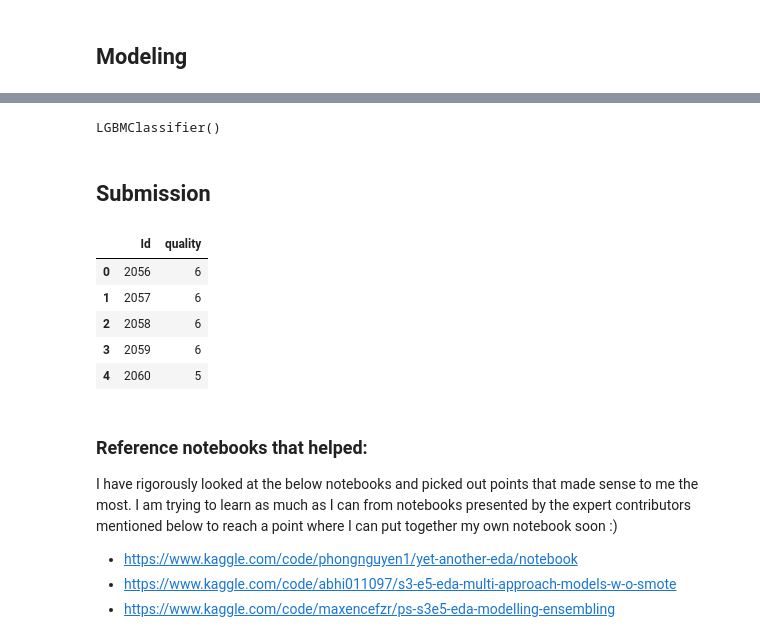
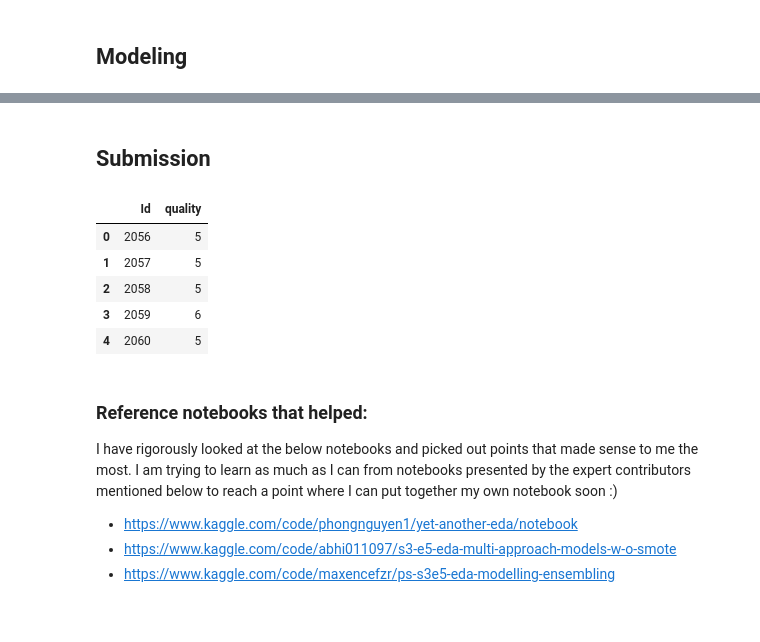
Before and after one commit to Priyanka-Gangadhar-Palshetkar/kaggle-playground_s3_e5, a Jupyter notebook: playground-s3-e5.ipynb, the cells around one changed output, grey strips where cells are left out. Saved outputs shown, nothing was run; the diff lists cells and outputs as text; code cells hidden in the pictures.

```diff
--- a/playground-s3-e5.ipynb
+++ b/playground-s3-e5.ipynb
@@ -516,0 +751,38 @@ X_train, X_valid, y_train, y_valid = train_test_split(X,y,
+# %%
+class OptunaRounder:
+
+    def __init__(self, y_true, y_pred):
+        self.y_true = y_true
+        self.y_pred = y_pred
+        self.labels = np.unique(y_true)
+
+    def __call__(self, trial):
+        thresholds = []
+        for i in range(len(self.labels) - 1):
+            low = max(thresholds) if i > 0 else min(self.labels)
+            high = max(self.labels)
+            t = trial.suggest_float(f't{i}', low, high)
+            thresholds.append(t)
+        try:
+            opt_y_pred = self.adjust(self.y_pred, thresholds)
+        except: return 0
+        return cohen_kappa_score(self.y_true, opt_y_pred, weights='quadratic')
+
+    def adjust(self, y_pred, thresholds):
+        opt_y_pred = pd.cut(y_pred,
+                            [-np.inf] + thresholds + [np.inf],
+                            labels=self.labels)
+        return opt_y_pred
+# %%
+optuna.logging.set_verbosity(optuna.logging.WARNING)
+objective = OptunaRounder(oof_true, oof_preds)
+study = optuna.create_study(direction="maximize", sampler=optuna.samplers.TPESampler(seed=42))
+study.optimize(objective, timeout=100)
+# %%
+# Best thresholds & score
+best_thresholds = sorted(study.best_params.values())
+print(f'Optimized thresholds: {best_thresholds}')
+
+oof_pred_opt = objective.adjust(oof_preds, best_thresholds)
+best_score = cohen_kappa_score(oof_true, oof_pred_opt, weights='quadratic')
+print(f'Optimized OOF Score: {best_score:.5f}')
@@ -540,8 +796,6 @@ models
 # %%
-import lightgbm as lgb
-clf = lgb.LGBMClassifier()
-clf.fit(X_train, y_train)
+# import lightgbm as lgb
+# clf = lgb.LGBMClassifier()
+# clf.fit(X_train, y_train)
-# %% [output]
-LGBMClassifier()
 # %% [markdown]
 ## Submission
@@ -550,12 +802,16 @@ ytest_pred = clf.predict(test_df)
+# %%
+# ytest_pred = clf.predict(test_df)
+test_preds = np.array(test_preds).mean(axis=0)
 # %%
 output = sample_submission.copy()
-output['quality'] = ytest_pred
+opt_test_preds = objective.adjust(test_preds, best_thresholds).astype(int) +3
+output[TARGET] = opt_test_preds
 output.head()
 # %% [output]
 |  | Id | quality |
-| 0 | 2056 | 6 |
-| 1 | 2057 | 6 |
-| 2 | 2058 | 6 |
+| 0 | 2056 | 5 |
+| 1 | 2057 | 5 |
+| 2 | 2058 | 5 |
 | 3 | 2059 | 6 |
 | 4 | 2060 | 5 |
 # %%
```
Also changed, not shown: parts of 37 cells of this notebook.
